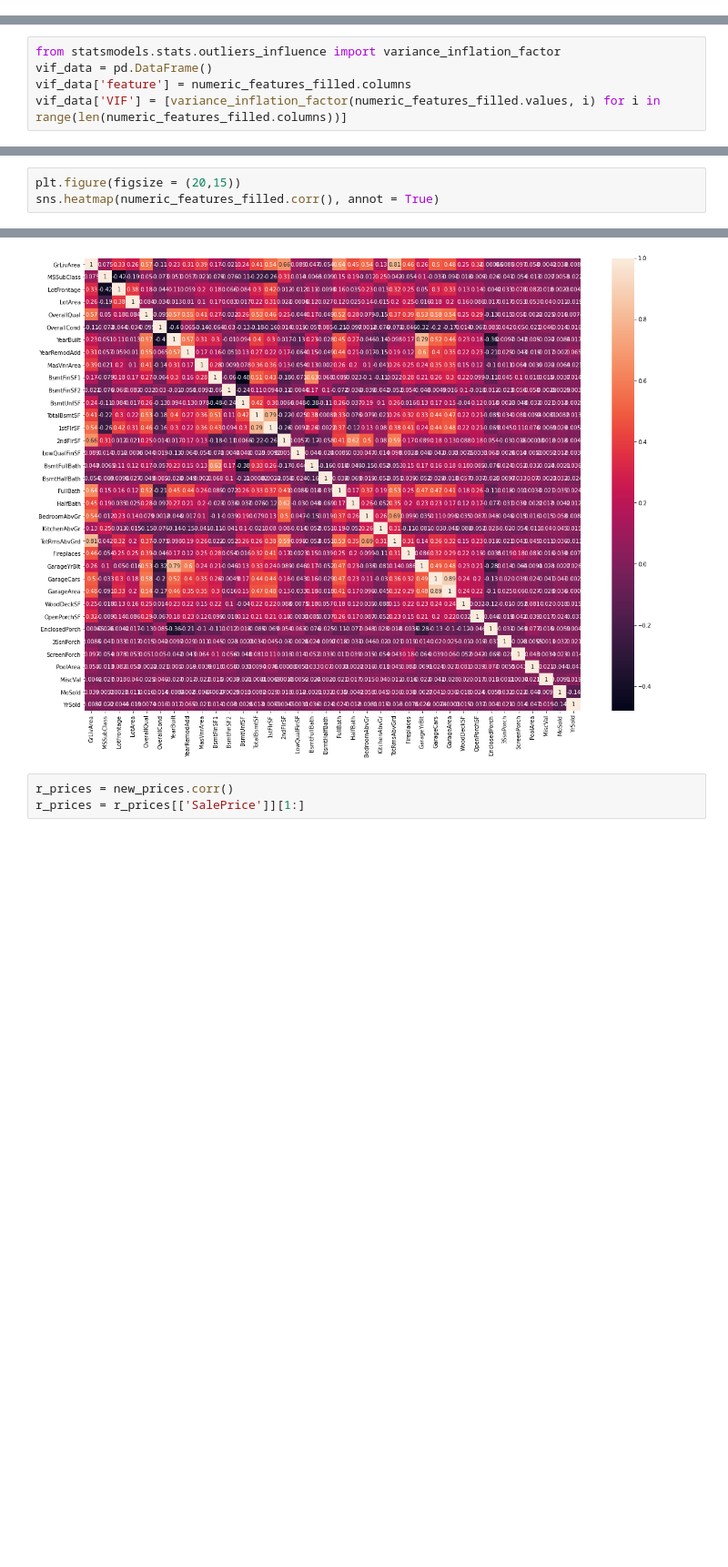
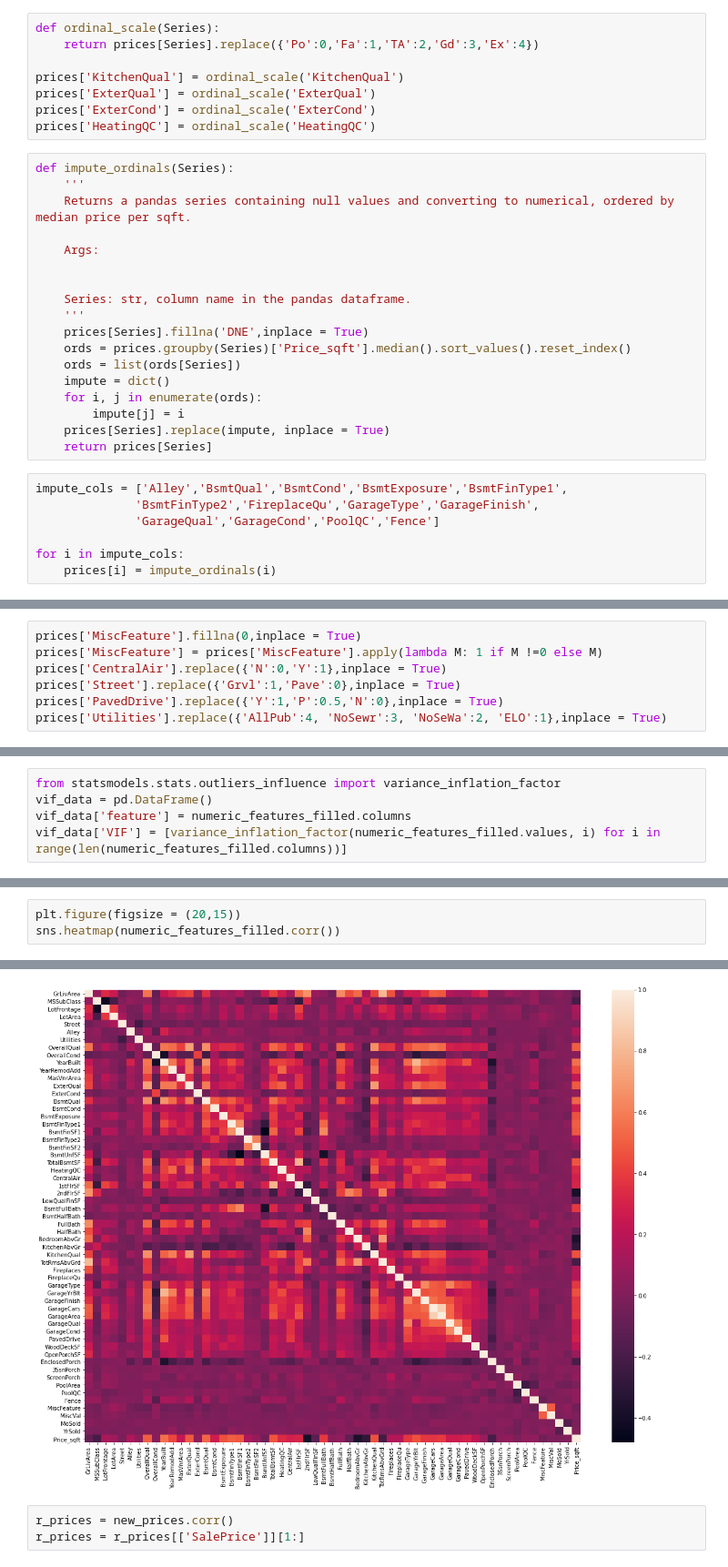
Before and after one commit to DarishSakeesing/housing-price-prediction, a Jupyter notebook: DouglasPizac/house_prices_EDA.ipynb, the cells around one changed output, grey strips where cells are left out. Shown at 91% size. Cells and saved outputs as stored; diff of their text form; blank space fills up the shorter version.

```diff
--- a/DouglasPizac/house_prices_EDA.ipynb
+++ b/DouglasPizac/house_prices_EDA.ipynb
@@ -31,0 +35,33 @@ print(prices['LotFrontage'].std())
+# %%
+def ordinal_scale(Series):
+    return prices[Series].replace({'Po':0,'Fa':1,'TA':2,'Gd':3,'Ex':4})
+
+prices['KitchenQual'] = ordinal_scale('KitchenQual')
+prices['ExterQual'] = ordinal_scale('ExterQual')
+prices['ExterCond'] = ordinal_scale('ExterCond')
+prices['HeatingQC'] = ordinal_scale('HeatingQC')
+# %%
+def impute_ordinals(Series):
+    '''
+    Returns a pandas series containing null values and converting to numerical, ordered by median price per sqft.
+
+    Args:
+
+
+    Series: str, column name in the pandas dataframe.
+    '''
+    prices[Series].fillna('DNE',inplace = True)
+    ords = prices.groupby(Series)['Price_sqft'].median().sort_values().reset_index()
+    ords = list(ords[Series])
+    impute = dict()
+    for i, j in enumerate(ords):
+        impute[j] = i
+    prices[Series].replace(impute, inplace = True)
+    return prices[Series]
+# %%
+impute_cols = ['Alley','BsmtQual','BsmtCond','BsmtExposure','BsmtFinType1',
+              'BsmtFinType2','FireplaceQu','GarageType','GarageFinish',
+              'GarageQual','GarageCond','PoolQC','Fence']
+
+for i in impute_cols:
+    prices[i] = impute_ordinals(i)
@@ -31,0 +77,7 @@ print(prices['LotFrontage'].std())
+# %%
+prices['MiscFeature'].fillna(0,inplace = True)
+prices['MiscFeature'] = prices['MiscFeature'].apply(lambda M: 1 if M !=0 else M)
+prices['CentralAir'].replace({'N':0,'Y':1},inplace = True)
+prices['Street'].replace({'Grvl':1,'Pave':0},inplace = True)
+prices['PavedDrive'].replace({'Y':1,'P':0.5,'N':0},inplace = True)
+prices['Utilities'].replace({'AllPub':4, 'NoSewr':3, 'NoSeWa':2, 'ELO':1},inplace = True)
@@ -129,9 +210,9 @@ plt.xticks(rotation = 90)
 # %%
 plt.figure(figsize = (20,15))
-sns.heatmap(numeric_features_filled.corr(), annot = True)
+sns.heatmap(numeric_features_filled.corr())
 # %% [output]
 <AxesSubplot:>
-[figure, old version]
+[figure, new version]
 # %%
 r_prices = new_prices.corr()
 r_prices = r_prices[['SalePrice']][1:]
```
Also changed, not shown: parts of 50 cells of this notebook.
